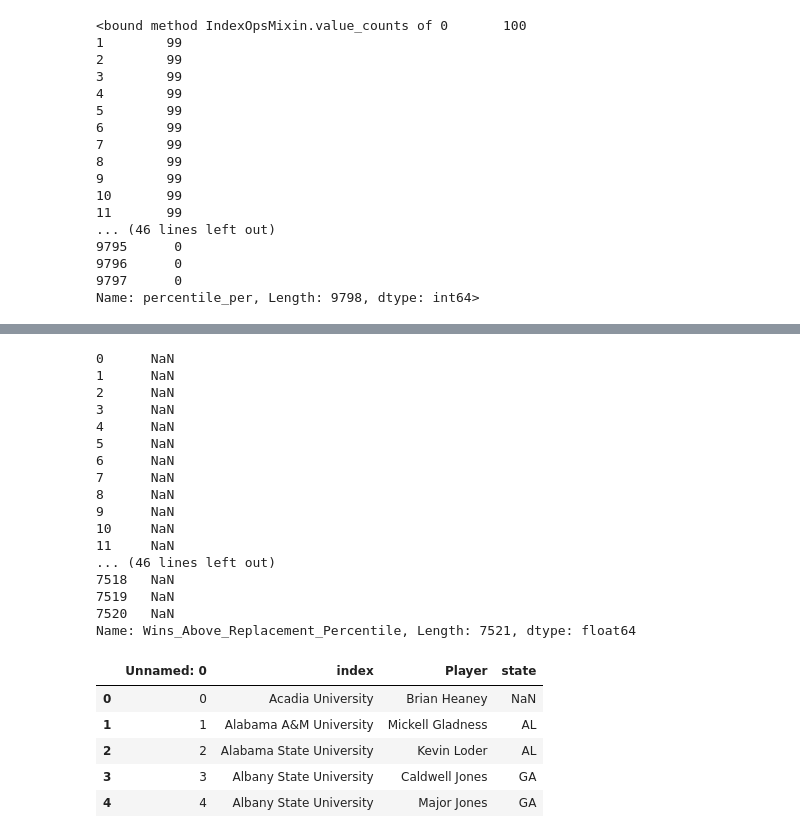
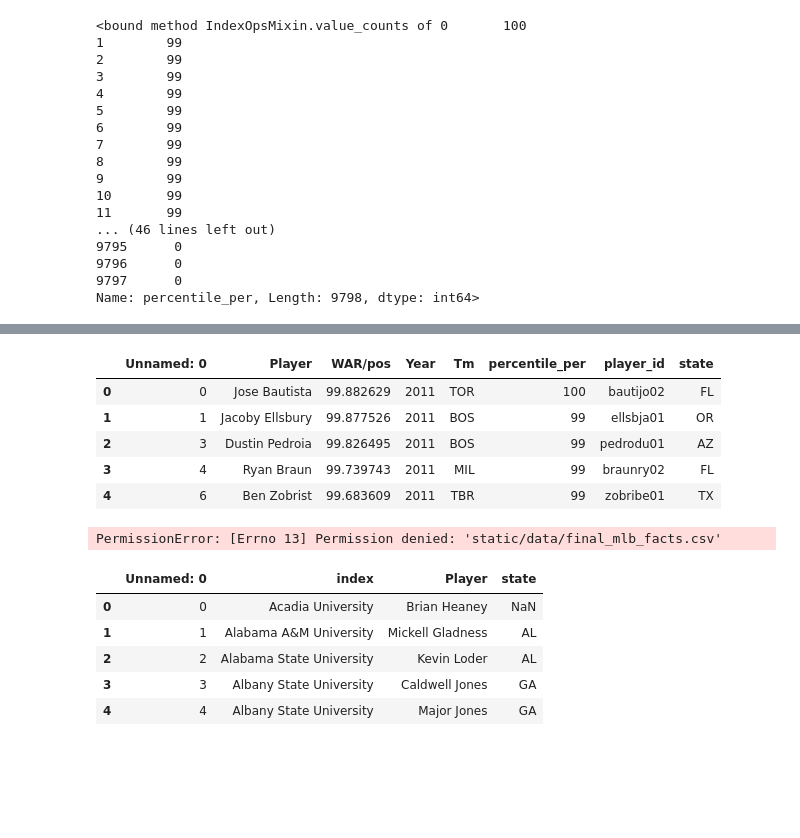
Before and after one commit to Axemen/Pro-Sports-Stats, a Jupyter notebook: facts_2.ipynb, the cells around one changed output, grey strips where cells are left out. Drawn from its saved outputs; the diff is of its cells as text; code cells hidden in the pictures; blank space fills up the shorter version.

```diff
--- a/facts_2.ipynb
+++ b/facts_2.ipynb
@@ -214,20 +211,0 @@ len(mlb_merged)
-# %%
-mlb_merged["Wins_Above_Replacement_Percentile"]
-# %% [output]
-0      NaN
-1      NaN
-2      NaN
-3      NaN
-4      NaN
-5      NaN
-6      NaN
-7      NaN
-8      NaN
-9      NaN
-10     NaN
-11     NaN
-... (46 lines left out)
-7518   NaN
-7519   NaN
-7520   NaN
-Name: Wins_Above_Replacement_Percentile, Length: 7521, dtype: float64
@@ -236,0 +212,9 @@ mlb_merged = mlb_merged.drop(columns={"playerID"})
+# %%
+mlb_facts.head()
+# %% [output]
+|  | Unnamed: 0 | Player | WAR/pos | Year | Tm | percentile_per | player_id | state |
+| 0 | 0 | Jose Bautista | 99.882629 | 2011 | TOR | 100 | bautijo02 | FL |
+| 1 | 1 | Jacoby Ellsbury | 99.877526 | 2011 | BOS | 99 | ellsbja01 | OR |
+| 2 | 3 | Dustin Pedroia | 99.826495 | 2011 | BOS | 99 | pedrodu01 | AZ |
+| 3 | 4 | Ryan Braun | 99.739743 | 2011 | MIL | 99 | braunry02 | FL |
+| 4 | 6 | Ben Zobrist | 99.683609 | 2011 | TBR | 99 | zobribe01 | TX |
@@ -237,5 +224,7 @@ mlb_merged = mlb_merged.drop(columns={"playerID"})
 # %%
-mlb_merged.to_csv("static/data/final_mlb_facts.csv")
+mlb_facts.to_csv("static/data/final_mlb_facts.csv")
+# %% [output]
+PermissionError: [Errno 13] Permission denied: 'static/data/final_mlb_facts.csv'
 # %%
 nba_unis = pd.read_csv("libs/unclean_data/university_info/nba_player_unis.csv")
 # %%
```
Also changed, not shown: parts of 15 cells of this notebook, 1 other file.
